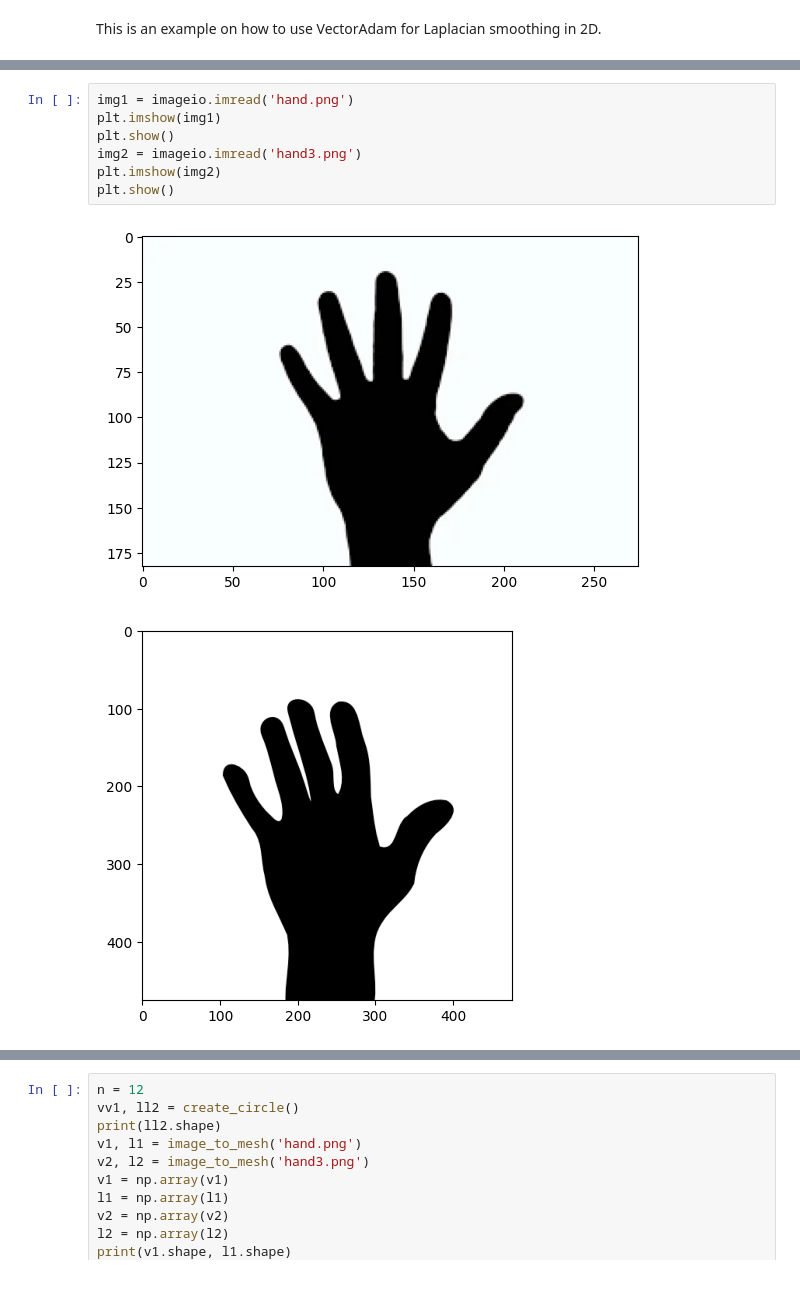
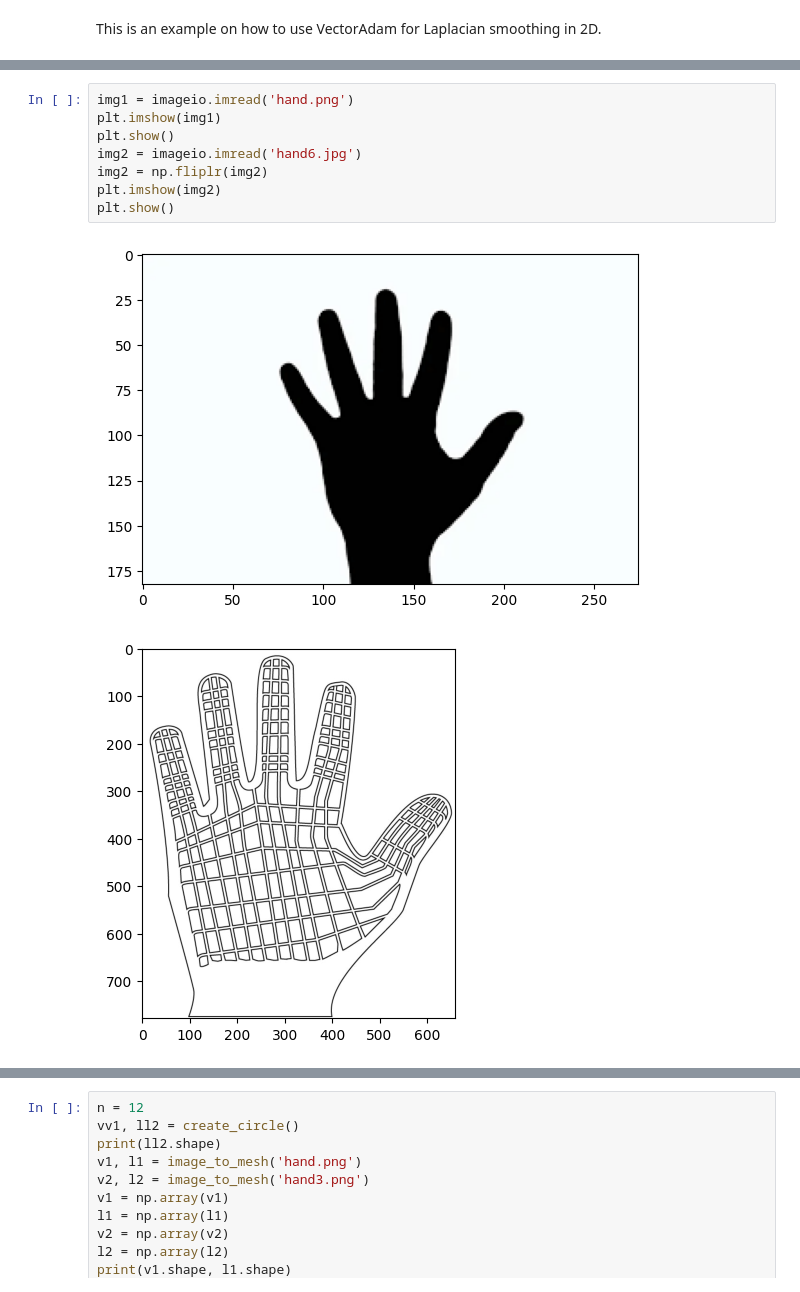
Before and after one commit to AntheaLi/match-hand, a Jupyter notebook: match_hand.ipynb, the cells around one changed output, grey strips where cells are left out. Drawn from its saved outputs; the diff is of its cells as text.

```diff
--- a/match_hand.ipynb
+++ b/match_hand.ipynb
@@ -19,10 +24,11 @@ import scipy
 # %%
 img1 = imageio.imread('hand.png')
 plt.imshow(img1)
 plt.show()
-img2 = imageio.imread('hand3.png')
+img2 = imageio.imread('hand6.jpg')
+img2 = np.fliplr(img2)
 plt.imshow(img2)
 plt.show()
 # %% [output]
 [figure]
-[figure, old version]
+[figure, new version]
```
Also changed, not shown: parts of 16 cells of this notebook, 2 other files.
